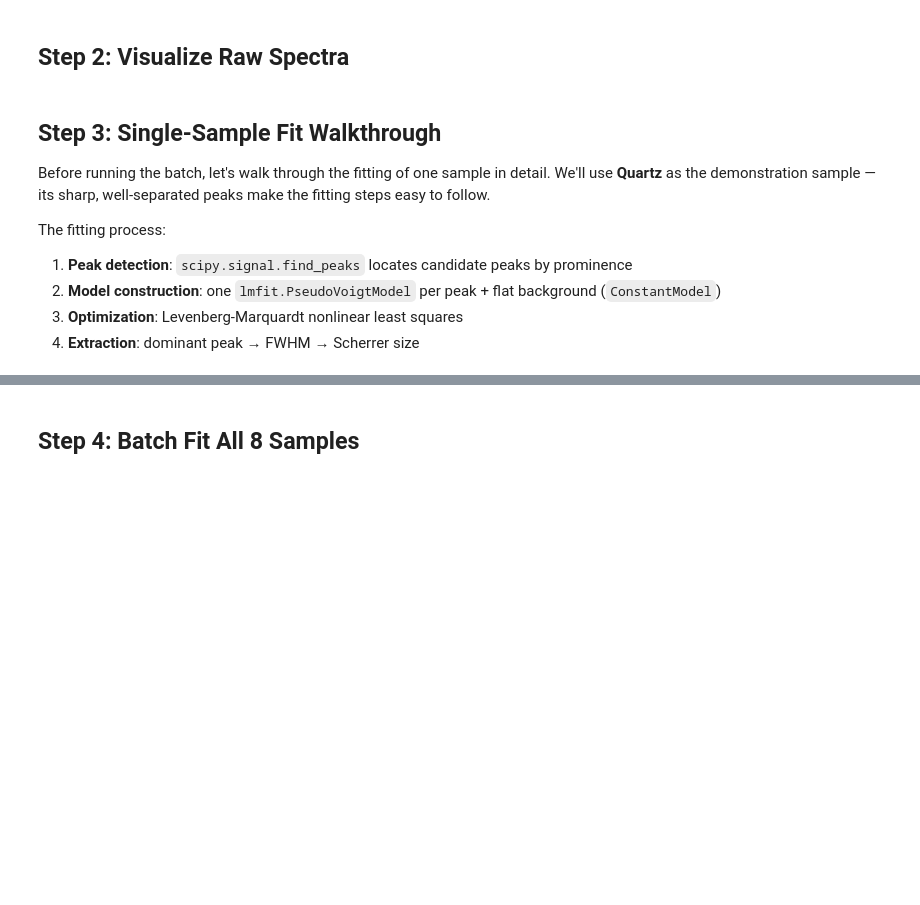
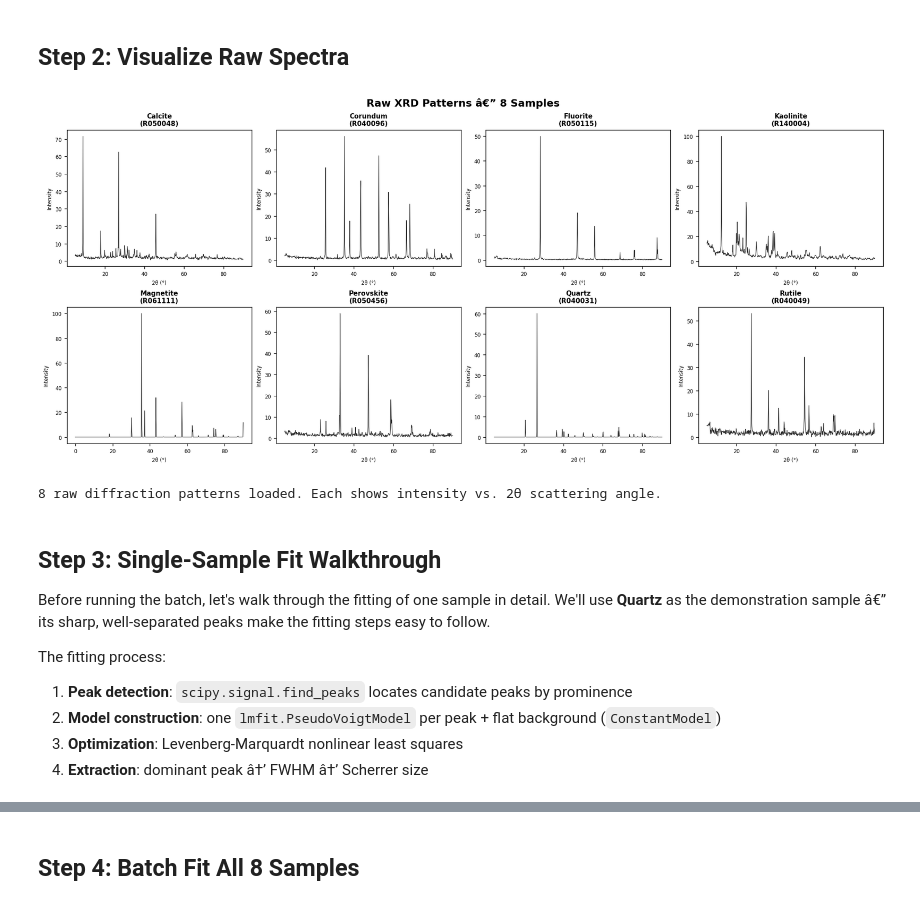
Before and after one commit to samdhole/autoxrddemo, a Jupyter notebook: notebooks/xrd_batch_analysis.ipynb, the cells around one changed output, grey strips where cells are left out. Cells and saved outputs as stored; diff of their text form; code cells hidden in the pictures; blank space fills up the shorter version.

```diff
--- a/notebooks/xrd_batch_analysis.ipynb
+++ b/notebooks/xrd_batch_analysis.ipynb
@@ -60,6 +60,10 @@ if str(_repo_root) not in sys.path:
 
 import numpy as np
 import pandas as pd
+import matplotlib
+matplotlib.use("Agg")  # headless rendering for nbconvert
+import matplotlib
+matplotlib.use("Agg")  # headless rendering for nbconvert
 import matplotlib.pyplot as plt
 from tqdm.notebook import tqdm
 
@@ -74,6 +78,27 @@ DATA_DIR = _repo_root / "data" / "xrd_samples"
 OUTPUT_DIR = _repo_root / "output" / "reports"
 OUTPUT_DIR.mkdir(parents=True, exist_ok=True)
 
+
+# Patch plt.show for headless inline rendering
+def _inline_show(*args, **kwargs):
+    from IPython.display import display
+    import matplotlib.pyplot as _plt
+    display(_plt.gcf())
+    _plt.close("all")
+plt.show = _inline_show
+
+# Render figures inline for nbconvert (Agg backend, no GUI)
+def _inline_show(*args, **kwargs):
+    import io
+    from IPython.display import Image, display
+    import matplotlib.pyplot as _plt
+    fig = _plt.gcf()
+    buf = io.BytesIO()
+    fig.savefig(buf, format="png", dpi=120, bbox_inches="tight")
+    buf.seek(0)
+    display(Image(data=buf.getvalue()))
+    _plt.close("all")
+plt.show = _inline_show
 t0_total = time.perf_counter()
 
 t0 = time.perf_counter()
@@ -83,5 +108,5 @@ load_time = time.perf_counter() - t0
 print(f"Loaded {len(samples)} samples in {load_time:.3f}s\n")
 for name, xrd in samples.items():
     n = len(xrd.df)
-    two_theta_range = f"{xrd.df['two_theta'].min():.1f}–{xrd.df['two_theta'].max():.1f}°"
+    two_theta_range = f"{xrd.df['two_theta'].min():.1f}â€“{xrd.df['two_theta'].max():.1f}°"
     print(f"  {name:<35s}  {n:5d} points  lam={xrd.wavelength:.5f} A  2th: {two_theta_range}")
@@ -89,30 +125,33 @@ for name, xrd in samples.items():
 ## Step 2: Visualize Raw Spectra
 # %%
 fig, axes = plt.subplots(2, 4, figsize=(16, 7), constrained_layout=True)
-fig.suptitle("Raw XRD Patterns — 8 Samples", fontsize=14, fontweight="bold")
+fig.suptitle("Raw XRD Patterns â€” 8 Samples", fontsize=14, fontweight="bold")
 
 for ax, (name, xrd) in zip(axes.flat, samples.items()):
     ax.plot(xrd.df["two_theta"], xrd.df["intensity"], color="#2c2c2c", lw=0.7)
     mineral = name.split("__")[0]
     rruff_id = name.split("__")[1] if "__" in name else ""
     ax.set_title(f"{mineral}\n({rruff_id})", fontsize=9, fontweight="bold")
     ax.set_xlabel("2θ (°)", fontsize=7)
     ax.set_ylabel("Intensity", fontsize=7)
     ax.tick_params(labelsize=7)
 
 plt.show()
 print("8 raw diffraction patterns loaded. Each shows intensity vs. 2θ scattering angle.")
+# %% [output]
+[figure, added]
+8 raw diffraction patterns loaded. Each shows intensity vs. 2θ scattering angle.
 # %% [markdown]
 ## Step 3: Single-Sample Fit Walkthrough
 
 Before running the batch, let's walk through the fitting of one sample in detail.
-We'll use **Quartz** as the demonstration sample — its sharp, well-separated peaks make the fitting steps easy to follow.
+We'll use **Quartz** as the demonstration sample â€” its sharp, well-separated peaks make the fitting steps easy to follow.
 
 The fitting process:
 1. **Peak detection**: `scipy.signal.find_peaks` locates candidate peaks by prominence
 2. **Model construction**: one `lmfit.PseudoVoigtModel` per peak + flat background (`ConstantModel`)
 3. **Optimization**: Levenberg-Marquardt nonlinear least squares
-4. **Extraction**: dominant peak → FWHM → Scherrer size
+4. **Extraction**: dominant peak â†’ FWHM â†’ Scherrer size
 # %%
 from scipy.signal import find_peaks
 from lmfit.models import PseudoVoigtModel, ConstantModel
```
Also changed, not shown: parts of 9 cells of this notebook, 1 other file.
